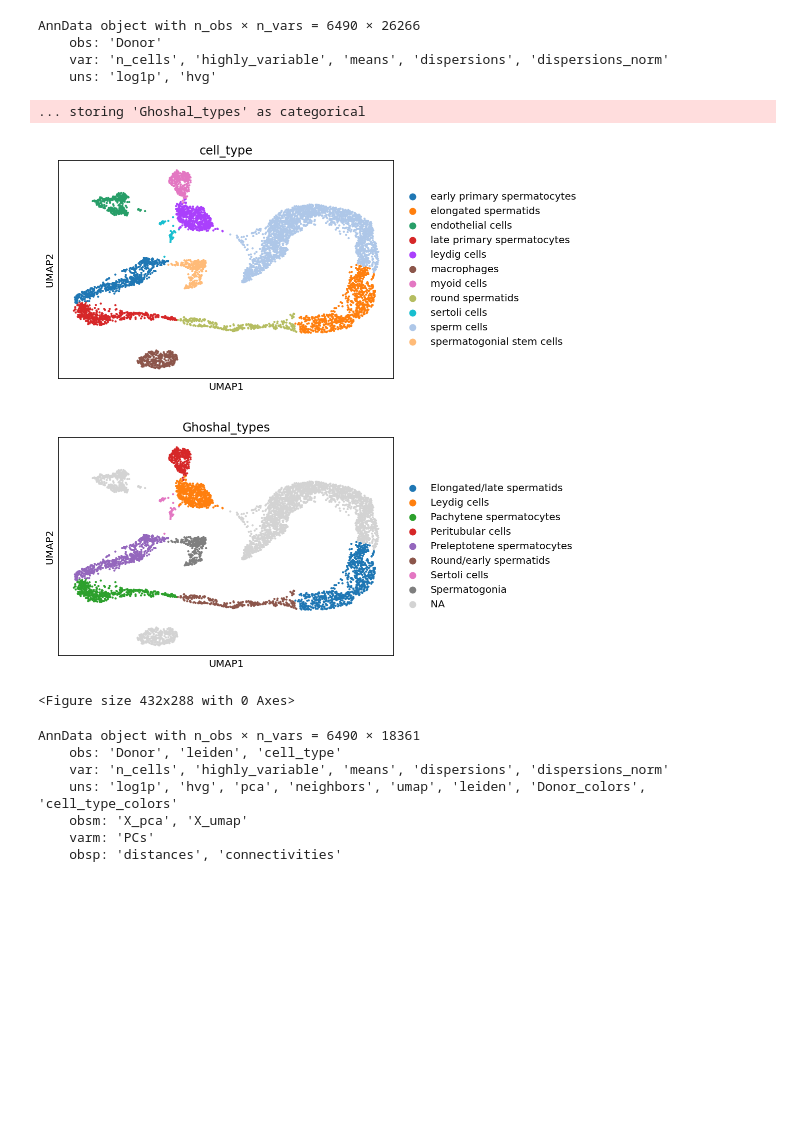
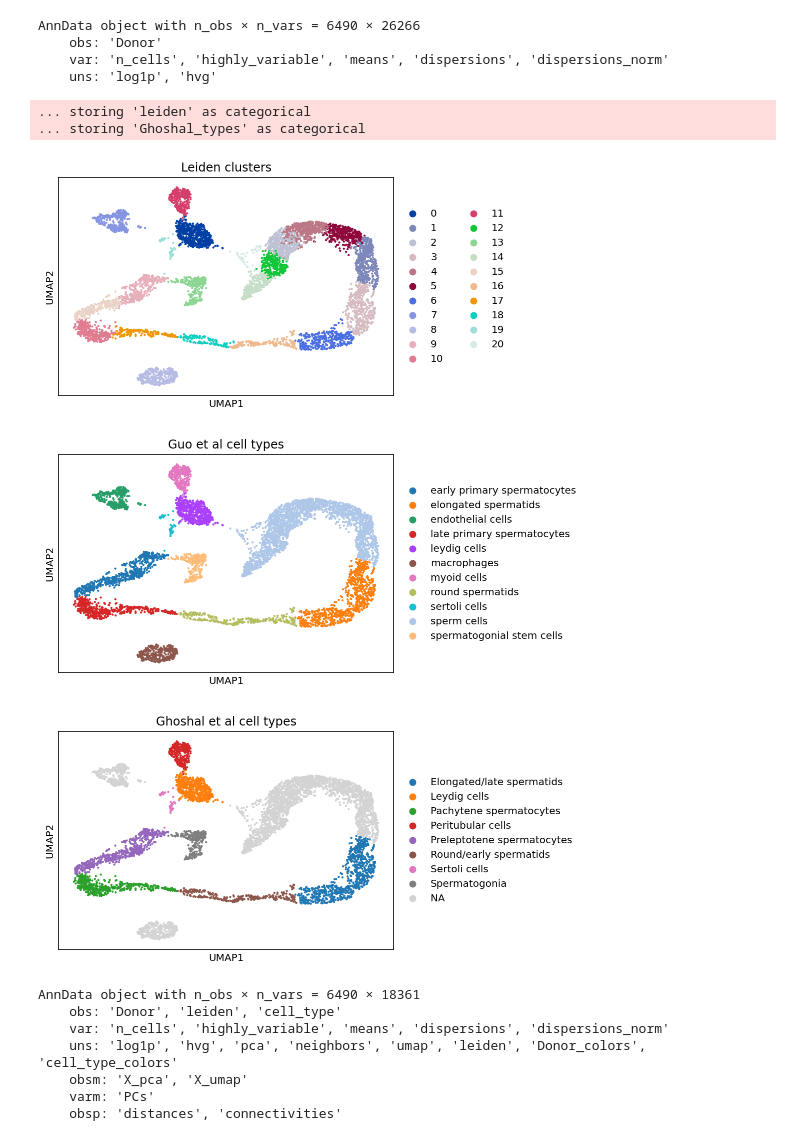
Before and after one commit to murphy17/HPA-SimCLR, a Jupyter notebook: A1_Process_Testis_RNA.ipynb, the cells around one changed output. Cells and saved outputs as stored; diff of their text form; code cells hidden in the pictures; blank space fills up the shorter version.

Commit message:
before cluster shutoff

```diff
--- a/A1_Process_Testis_RNA.ipynb
+++ b/A1_Process_Testis_RNA.ipynb
@@ -93,29 +93,33 @@ adata.obs = pd.read_csv('./data/testis_cell_types.csv',index_col=0)
 # %%
 # correspondence between terms in Guo and terms in Ghoshal
 cell_mapping = {
     'early primary spermatocytes':'Preleptotene spermatocytes',
     'elongated spermatids':'Elongated/late spermatids',
     'endothelial cells':None,
     'late primary spermatocytes':'Pachytene spermatocytes',
     'leydig cells':'Leydig cells',
     'macrophages':None,
     'myoid cells':'Peritubular cells',
     'round spermatids':'Round/early spermatids',
     'sertoli cells':'Sertoli cells',
     'sperm cells':None,
     'spermatogonial stem cells':'Spermatogonia'
 }
 adata.obs['Ghoshal_types'] = adata.obs['cell_type'].map(cell_mapping)
 # sc.pl.umap(adata,color=['cell_type'],show=False)
 # plt.savefig('./figures/testis_cell_types.png',dpi=300)
 # sc.pl.umap(adata,color=['Ghoshal_types'])
 # plt.savefig('./figures/testis_ghoshal_types.png',dpi=300)
-sc.pl.umap(adata,color=['leiden','cell_type','Ghoshal_types'])
+adata.obs['leiden'] = adata.obs['leiden'].astype(str)
+sc.pl.umap(adata,color=['leiden'],title='Leiden clusters')
+sc.pl.umap(adata,color='cell_type',title='Guo et al cell types')
+sc.pl.umap(adata,color='Ghoshal_types',title='Ghoshal et al cell types')
 # %% [output]
+... storing 'leiden' as categorical
 ... storing 'Ghoshal_types' as categorical
-[figure, old version]
+[figure, new version]
-[figure, old version]
+[figure, new version]
-<Figure size 432x288 with 0 Axes>
+[figure, added]
 # %%
 gene_symbols = pd.read_csv('./data/gene_symbols.tsv',sep='\t',index_col=0).iloc[:,-1].dropna().to_dict()
 adata = adata[:,adata.var_names.isin(gene_symbols)]
```
